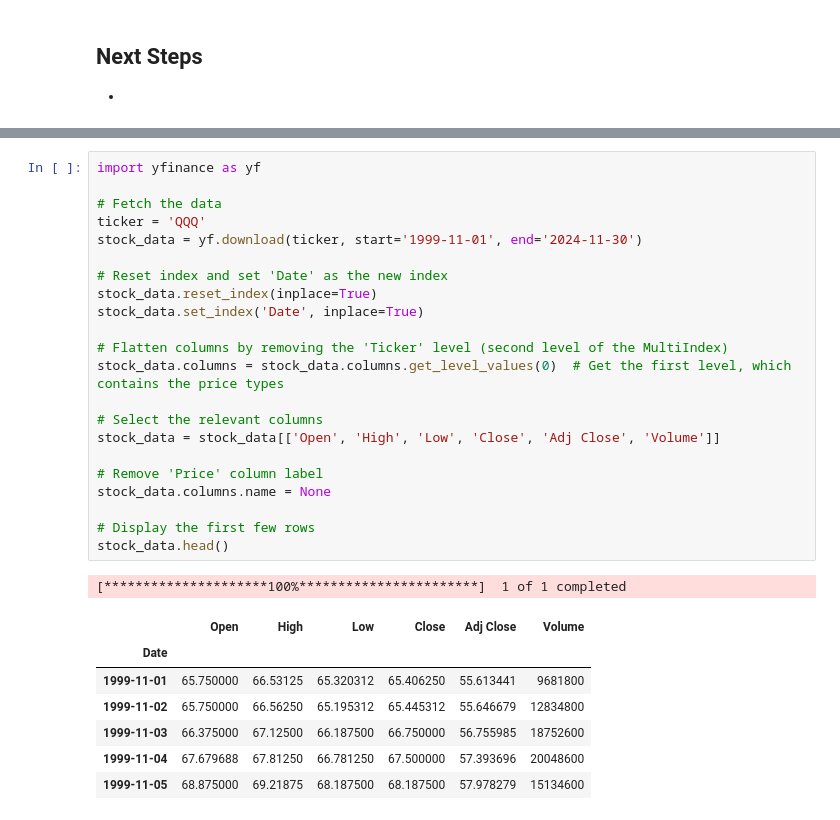
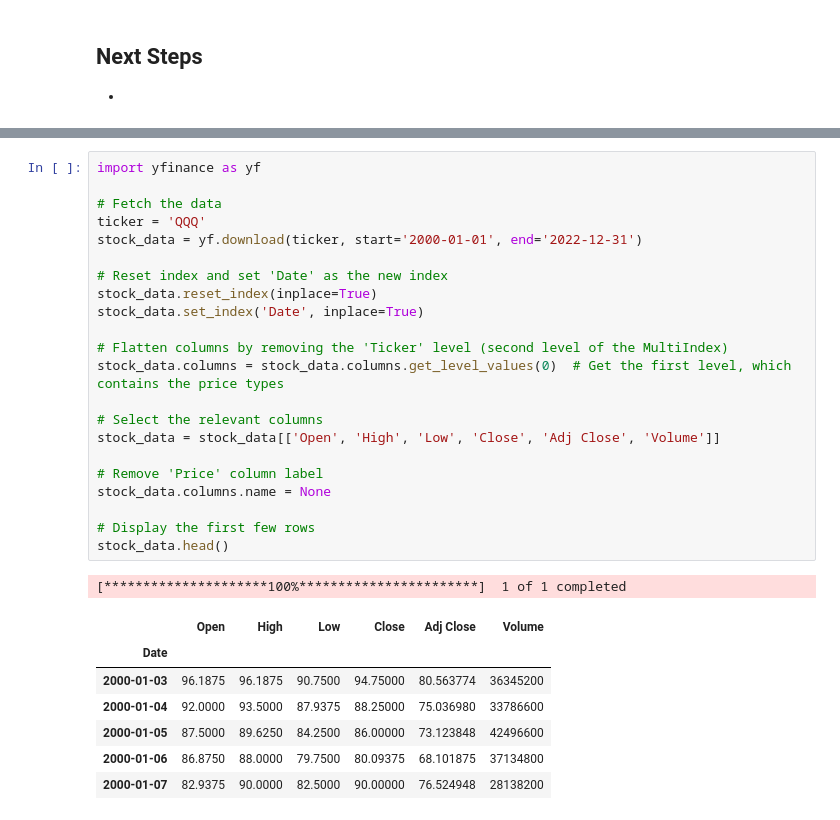
Before and after one commit to elijahlopez94/stock_market_prediction_with_rnn, a Jupyter notebook: eda_notebook.ipynb, the cells around one changed output, grey strips where cells are left out. Saved outputs shown, nothing was run; the diff lists cells and outputs as text.

Commit message:
Edit time frame based on availability of data

```diff
--- a/eda_notebook.ipynb
+++ b/eda_notebook.ipynb
@@ -131,34 +97,34 @@ plt.show()
 # %%
 import yfinance as yf
 
 # Fetch the data
 ticker = 'QQQ'
-stock_data = yf.download(ticker, start='1999-11-01', end='2024-11-30')
+stock_data = yf.download(ticker, start='2000-01-01', end='2022-12-31')
 
 # Reset index and set 'Date' as the new index
 stock_data.reset_index(inplace=True)
 stock_data.set_index('Date', inplace=True)
 
 # Flatten columns by removing the 'Ticker' level (second level of the MultiIndex)
 stock_data.columns = stock_data.columns.get_level_values(0)  # Get the first level, which contains the price types
 
 # Select the relevant columns
 stock_data = stock_data[['Open', 'High', 'Low', 'Close', 'Adj Close', 'Volume']]
 
 # Remove 'Price' column label
 stock_data.columns.name = None
 
 # Display the first few rows
 stock_data.head()
 # %% [output]
 [*********************100%***********************]  1 of 1 completed
 |  | Open | High | Low | Close | Adj Close | Volume |
 | Date |  |  |  |  |  |  |
-| 1999-11-01 | 65.750000 | 66.53125 | 65.320312 | 65.406250 | 55.613441 | 9681800 |
-| 1999-11-02 | 65.750000 | 66.56250 | 65.195312 | 65.445312 | 55.646679 | 12834800 |
-| 1999-11-03 | 66.375000 | 67.12500 | 66.187500 | 66.750000 | 56.755985 | 18752600 |
-| 1999-11-04 | 67.679688 | 67.81250 | 66.781250 | 67.500000 | 57.393696 | 20048600 |
-| 1999-11-05 | 68.875000 | 69.21875 | 68.187500 | 68.187500 | 57.978279 | 15134600 |
+| 2000-01-03 | 96.1875 | 96.1875 | 90.7500 | 94.75000 | 80.563774 | 36345200 |
+| 2000-01-04 | 92.0000 | 93.5000 | 87.9375 | 88.25000 | 75.036980 | 33786600 |
+| 2000-01-05 | 87.5000 | 89.6250 | 84.2500 | 86.00000 | 73.123848 | 42496600 |
+| 2000-01-06 | 86.8750 | 88.0000 | 79.7500 | 80.09375 | 68.101875 | 37134800 |
+| 2000-01-07 | 82.9375 | 90.0000 | 82.5000 | 90.00000 | 76.524948 | 28138200 |
 # %%
 stock_data.rename(columns={'Adj Close': 'adj_close'}, inplace=True)
 stock_data.columns = stock_data.columns.str.lower()
```
Also changed, not shown: parts of 14 cells of this notebook, 2 other files.
